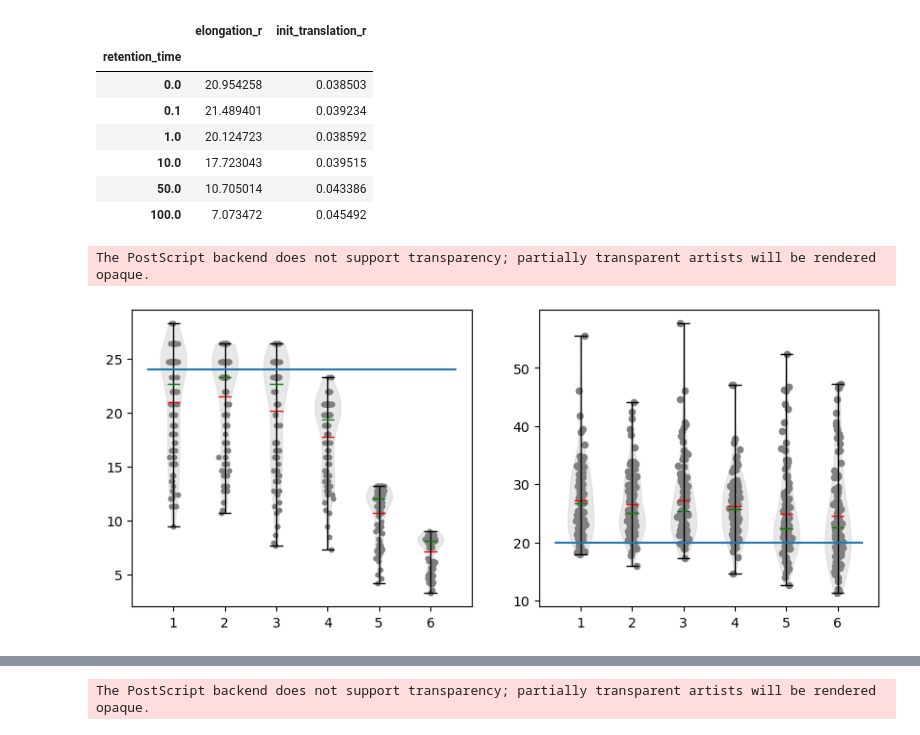
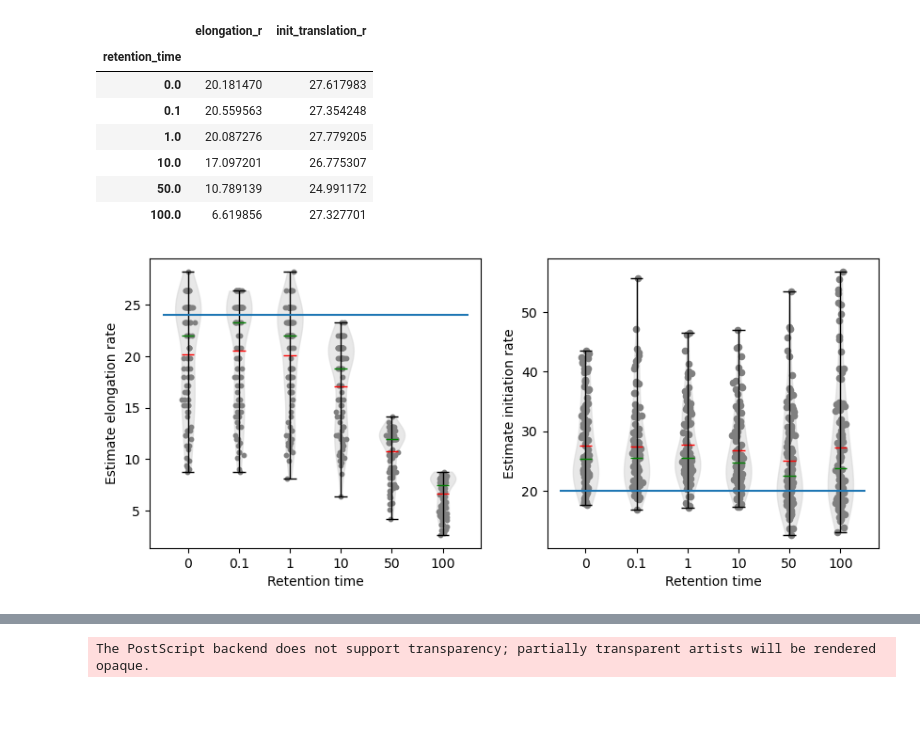
Before and after one commit to sophietheis/KineticAnalysis, a Jupyter notebook: notebook/20240722-Synthetic_datas_06-RetentionTime.ipynb, the cells around one changed output, grey strips where cells are left out. Drawn from its saved outputs; the diff is of its cells as text; code cells hidden in the pictures; blank space fills up the shorter version.

```diff
--- a/notebook/20240722-Synthetic_datas_06-RetentionTime.ipynb
+++ b/notebook/20240722-Synthetic_datas_06-RetentionTime.ipynb
@@ -40,7 +35,7 @@ for rt in [0, 0.1, 1, 10, 50, 100]:
                                                           translation_rate=24,
                                                           binding_rate=0.05,
                                                           retention_time=rt,
-                                                          suntag_pos=0,
+                                                          suntag_pos="begin",
                                                           step = 0.1,
                                                           length=6000)
         if first_time:
@@ -59,6 +54,6 @@ for rt in [0, 0.1, 1, 10, 50, 100]:
                                  })], ignore_index=True)
 
 
-datas.to_csv(os.path.join(path, "datas_retention_time_v2.csv"))
+datas.to_csv(os.path.join(path, "datas_retention_time.csv"))
 # %%
-datas = pd.read_csv(os.path.join(path, "datas_retention_time_v2.csv"), index_col="Unnamed: 0")
+datas = pd.read_csv(os.path.join(path, "datas_retention_time.csv"), index_col="Unnamed: 0")
@@ -85,7 +76,7 @@ for rt in [0, 0.1, 1, 10, 50, 100]:
                                      delta_t = dt,
                                      protein_size=prot_length,
                                      normalise_intensity=1,
-                                     normalize_auto=True,
+                                     normalise_auto=True,
                                      mm=None,
                                      lowpass_=False,
                                      cutoff=100,
@@ -111,4 +102,4 @@ for rt in [0, 0.1, 1, 10, 50, 100]:
                                           "id":i,
                                          "retention_time":rt}, index=[0])
                             ], ignore_index=True)
-# results.to_csv(os.path.join(path, "results_retention_time.csv"))
+results.to_csv(os.path.join(path, "results_retention_time.csv"))
@@ -136,30 +108,18 @@ results.groupby(by='retention_time')[['elongation_r','init_translation_r']].mean
 # %% [output]
 |  | elongation_r | init_translation_r |
 | retention_time |  |  |
-| 0.0 | 20.954258 | 0.038503 |
-| 0.1 | 21.489401 | 0.039234 |
-| 1.0 | 20.124723 | 0.038592 |
-| 10.0 | 17.723043 | 0.039515 |
-| 50.0 | 10.705014 | 0.043386 |
-| 100.0 | 7.073472 | 0.045492 |
+| 0.0 | 20.181470 | 27.617983 |
+| 0.1 | 20.559563 | 27.354248 |
+| 1.0 | 20.087276 | 27.779205 |
+| 10.0 | 17.097201 | 26.775307 |
+| 50.0 | 10.789139 | 24.991172 |
+| 100.0 | 6.619856 | 27.327701 |
 # %%
 fig, ax = plt.subplots(1,2)
-results['init_translation_r'] = 1/results['init_translation_r']
-# results.boxplot(['elongation_r'] ,
-#                by='retention_time',
-#                grid=False,
-#                ax = ax[0],
-#                rot=90,
-#                 boxprops=dict(linestyle='-', linewidth=1.5, color="black"),
-#                medianprops=dict(linestyle='-', linewidth=1.5, color="red"),
-#               )
 
-violin = ax[0].violinplot(dataset = [results[results.retention_time == 0.]["elongation_r"].values,
-                                     results[results.retention_time == 0.1]["elongation_r"].values,
-                                     results[results.retention_time == 1.]["elongation_r"].values,
-                                     results[results.retention_time == 10.]["elongation_r"].values,
-                                     results[results.retention_time == 50.]["elongation_r"].values,
-                                     results[results.retention_time == 100.]["elongation_r"].values,
+
+violin = ax[0].violinplot(dataset = [results[results.retention_time == i]["elongation_r"].values
+                                     for i in [0, 0.1, 1, 10, 50, 100]
                           ],showmeans=True,
       showmedians=True)
 
@@ -185,12 +145,8 @@ for partname in ('cbars','cmins','cmaxes','cmeans','cmedians'):
 #                medianprops=dict(linestyle='-', linewidth=1.5, color="red"),
 #                )
 
-violin = ax[1].violinplot(dataset = [results[results.retention_time == 0.]["init_translation_r"].values,
-                                     results[results.retention_time == 0.1]["init_translation_r"].values,
-                                     results[results.retention_time == 1.]["init_translation_r"].values,
-                                     results[results.retention_time == 10.]["init_translation_r"].values,
-                                     results[results.retention_time == 50.]["init_translation_r"].values,
-                                     results[results.retention_time == 100.]["init_translation_r"].values,
+violin = ax[1].violinplot(dataset = [results[results.retention_time == i]["init_translation_r"].values
+                                     for i in [0, 0.1, 1, 10, 50, 100]
                                     ], showmeans=True,
       showmedians=True)
 
@@ -210,33 +166,44 @@ for partname in ('cbars','cmins','cmaxes','cmeans','cmedians'):
 
 group = 'retention_time'
 column = 'elongation_r'
 grouped = results.groupby(group)
 names, vals, xs = [], [] ,[]
 for i, (name, subdf) in enumerate(grouped):
     names.append(name)
     vals.append(subdf[column].tolist())
     xs.append(np.random.normal(i+1, 0.04, subdf.shape[0]))
 clevels = np.linspace(0., 1., len(grouped))
 for x, val, clevel in zip(xs, vals, clevels):
     ax[0].scatter(x, val, c='grey', alpha=1, s=10)
 
 group = 'retention_time'
 column = 'init_translation_r'
 grouped = results.groupby(group)
 names, vals, xs = [], [] ,[]
 for i, (name, subdf) in enumerate(grouped):
     names.append(name)
     vals.append(subdf[column].tolist())
     xs.append(np.random.normal(i+1, 0.04, subdf.shape[0]))
 clevels = np.linspace(0., 1., len(grouped))
 for x, val, clevel in zip(xs, vals, clevels):
     ax[1].scatter(x, val, c='grey', alpha=1, s=20)
 
+def set_axis_style(ax, labels):
+    ax.set_xticks(np.arange(1, len(labels) + 1), labels=labels)
+    ax.set_xlim(0.25, len(labels) + 0.75)
+    ax.set_xlabel('Retention time')
+# set style for the axes
+labels = [0, 0.1, 1, 10, 50, 100]
+for a in ax:
+    set_axis_style(a, labels)
+
+ax[0].set_ylabel("Estimate elongation rate")
+ax[1].set_ylabel("Estimate initiation rate")
+
 # ax[1].set_ylim(0,250)
 ax[0].hlines(24, 0.5, 6.5)
 ax[1].hlines(1/0.05, 0.5, 6.5)
 fig.set_size_inches((10,4))
-fig.savefig(os.path.join(path_save, "results_retention_time_boxplot_original.eps"), dpi=300)
+# fig.savefig(os.path.join(path_save, "results_retention_time_boxplot_original.eps"), dpi=300)
 # %% [output]
-The PostScript backend does not support transparency; partially transparent artists will be rendered opaque.
-[figure, old version]
+[figure, new version]
```
Also changed, not shown: parts of 9 cells of this notebook, 10 other files.
